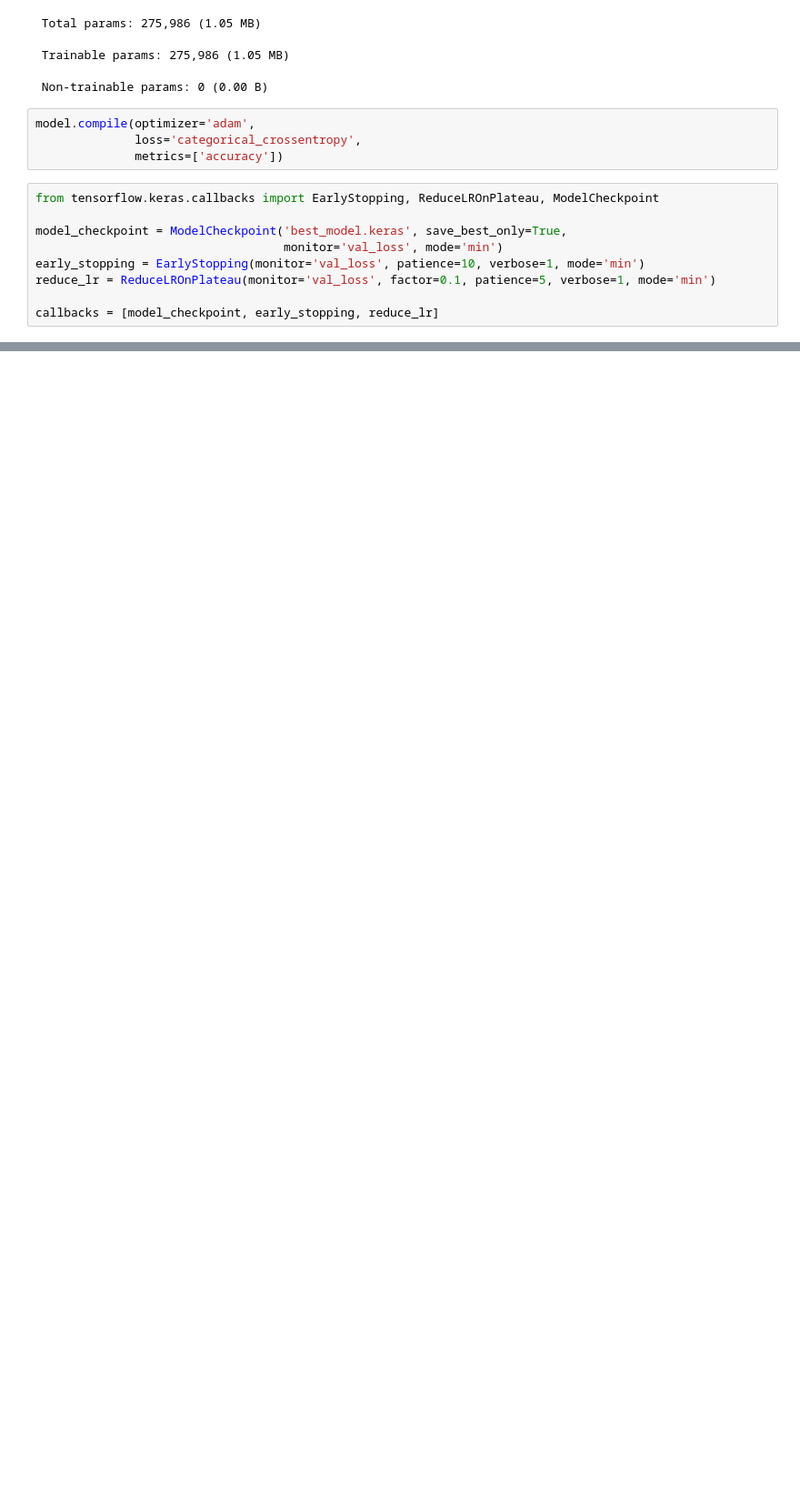
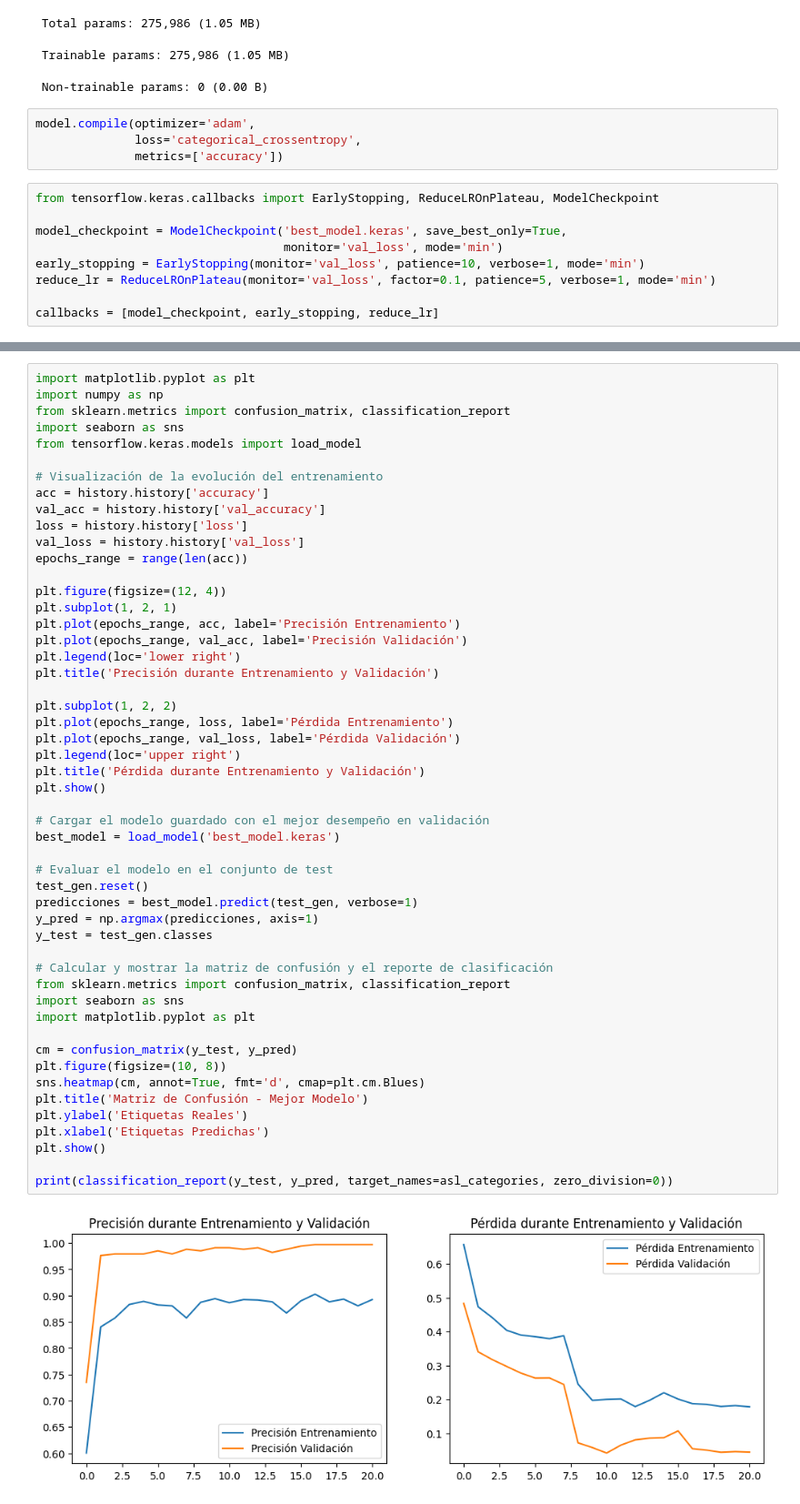
Before and after one commit to STinjaca/202220_Ejemplo_Parcial_Practico_1, a Jupyter notebook: Laboratorio_07/Taller/MISIS4825_Laboratorio07_Taller.ipynb, the cells around one changed output, grey strips where cells are left out. Shown at 91% size. Drawn from its saved outputs; the diff is of its cells as text; blank space fills up the shorter version.

```diff
--- a/Laboratorio_07/Taller/MISIS4825_Laboratorio07_Taller.ipynb
+++ b/Laboratorio_07/Taller/MISIS4825_Laboratorio07_Taller.ipynb
@@ -261,0 +262,53 @@ Epoch 11/50
+# %%
+import matplotlib.pyplot as plt
+import numpy as np
+from sklearn.metrics import confusion_matrix, classification_report
+import seaborn as sns
+from tensorflow.keras.models import load_model
+
+# Visualización de la evolución del entrenamiento
+acc = history.history['accuracy']
+val_acc = history.history['val_accuracy']
+loss = history.history['loss']
+val_loss = history.history['val_loss']
+epochs_range = range(len(acc))
+
+plt.figure(figsize=(12, 4))
+plt.subplot(1, 2, 1)
+plt.plot(epochs_range, acc, label='Precisión Entrenamiento')
+plt.plot(epochs_range, val_acc, label='Precisión Validación')
+plt.legend(loc='lower right')
+plt.title('Precisión durante Entrenamiento y Validación')
+
+plt.subplot(1, 2, 2)
+plt.plot(epochs_range, loss, label='Pérdida Entrenamiento')
+plt.plot(epochs_range, val_loss, label='Pérdida Validación')
+plt.legend(loc='upper right')
+plt.title('Pérdida durante Entrenamiento y Validación')
+plt.show()
+
+# Cargar el modelo guardado con el mejor desempeño en validación
+best_model = load_model('best_model.keras')
+
+# Evaluar el modelo en el conjunto de test
+test_gen.reset()
+predicciones = best_model.predict(test_gen, verbose=1)
+y_pred = np.argmax(predicciones, axis=1)
+y_test = test_gen.classes
+
+# Calcular y mostrar la matriz de confusión y el reporte de clasificación
+from sklearn.metrics import confusion_matrix, classification_report
+import seaborn as sns
+import matplotlib.pyplot as plt
+
+cm = confusion_matrix(y_test, y_pred)
+plt.figure(figsize=(10, 8))
+sns.heatmap(cm, annot=True, fmt='d', cmap=plt.cm.Blues)
+plt.title('Matriz de Confusión - Mejor Modelo')
+plt.ylabel('Etiquetas Reales')
+plt.xlabel('Etiquetas Predichas')
+plt.show()
+
+print(classification_report(y_test, y_pred, target_names=asl_categories, zero_division=0))
+# %% [output]
+[figure, added]
```
Also changed, not shown: parts of 2 cells of this notebook.
